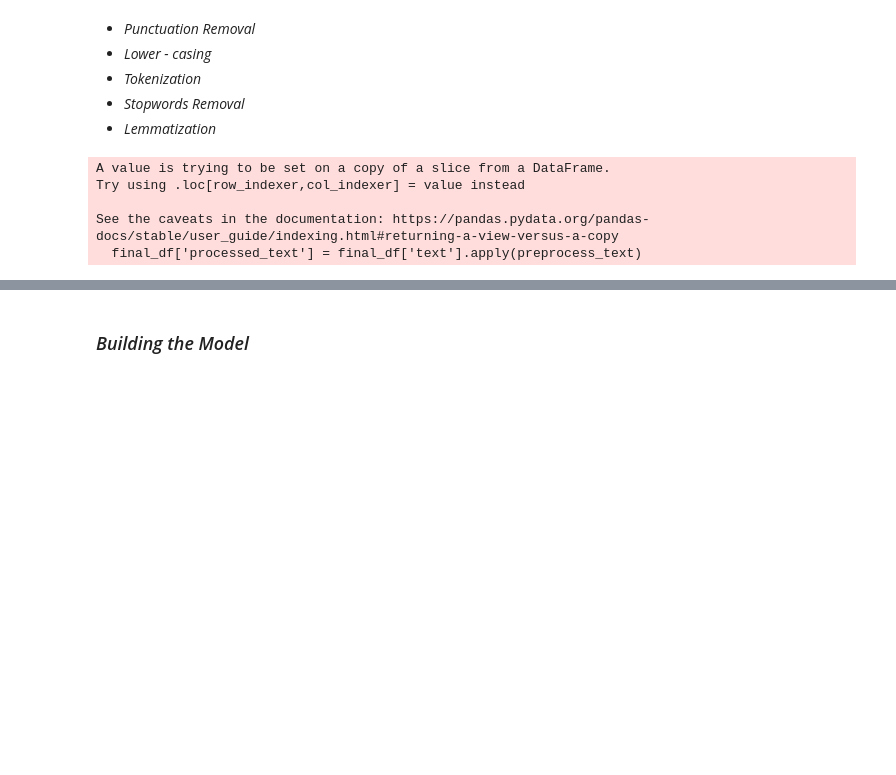
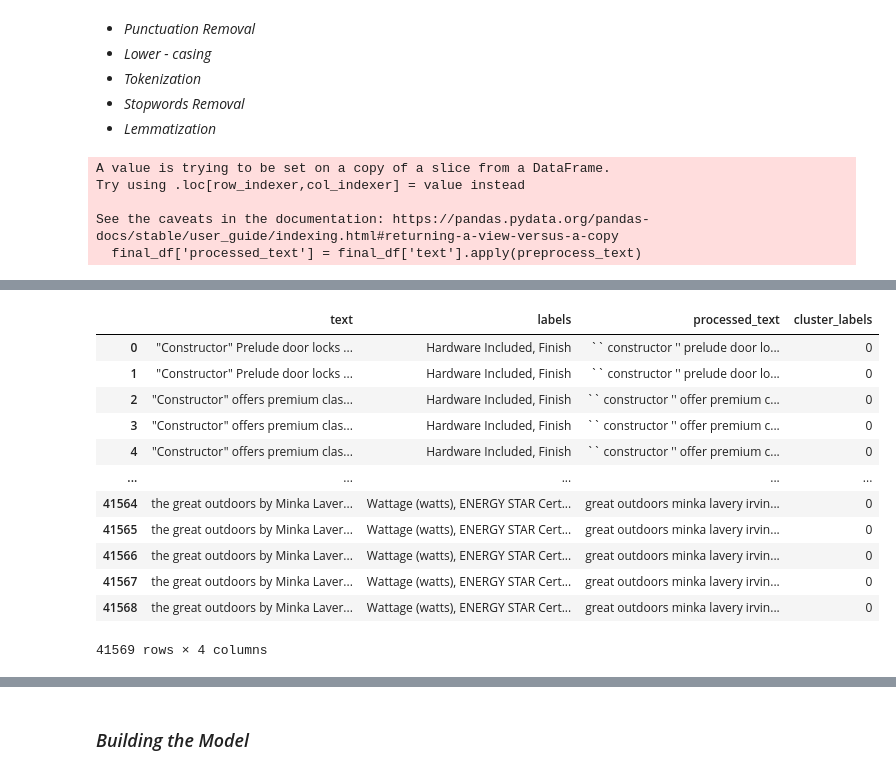
Before and after one commit to AshmithaMB/Product_Attribute_Label_Extraction, a Jupyter notebook: Product_Attribute_Label_Extraction.ipynb, the cells around one changed output, grey strips where cells are left out. Cells and saved outputs as stored; diff of their text form; code cells hidden in the pictures; blank space fills up the shorter version.

```diff
--- a/Product_Attribute_Label_Extraction.ipynb
+++ b/Product_Attribute_Label_Extraction.ipynb
@@ -422,3 +422,19 @@ kmeans = KMeans(n_clusters=k, n_init=10, random_state=42)
 cluster_labels = kmeans.fit_predict(label_embeddings)
 # %%
 final_df['cluster_labels'] = cluster_labels
+# %%
+final_df
+# %% [output]
+|  | text | labels | processed_text | cluster_labels |
+| 0 | "Constructor" Prelude door locks ... | Hardware Included, Finish | `` constructor '' prelude door lo... | 0 |
+| 1 | "Constructor" Prelude door locks ... | Hardware Included, Finish | `` constructor '' prelude door lo... | 0 |
+| 2 | "Constructor" offers premium clas... | Hardware Included, Finish | `` constructor '' offer premium c... | 0 |
+| 3 | "Constructor" offers premium clas... | Hardware Included, Finish | `` constructor '' offer premium c... | 0 |
+| 4 | "Constructor" offers premium clas... | Hardware Included, Finish | `` constructor '' offer premium c... | 0 |
+| ... | ... | ... | ... | ... |
+| 41564 | the great outdoors by Minka Laver... | Wattage (watts), ENERGY STAR Cert... | great outdoors minka lavery irvin... | 0 |
+| 41565 | the great outdoors by Minka Laver... | Wattage (watts), ENERGY STAR Cert... | great outdoors minka lavery irvin... | 0 |
+| 41566 | the great outdoors by Minka Laver... | Wattage (watts), ENERGY STAR Cert... | great outdoors minka lavery irvin... | 0 |
+| 41567 | the great outdoors by Minka Laver... | Wattage (watts), ENERGY STAR Cert... | great outdoors minka lavery irvin... | 0 |
+| 41568 | the great outdoors by Minka Laver... | Wattage (watts), ENERGY STAR Cert... | great outdoors minka lavery irvin... | 0 |
+41569 rows × 4 columns
```
Also changed, not shown: parts of 19 cells of this notebook.
